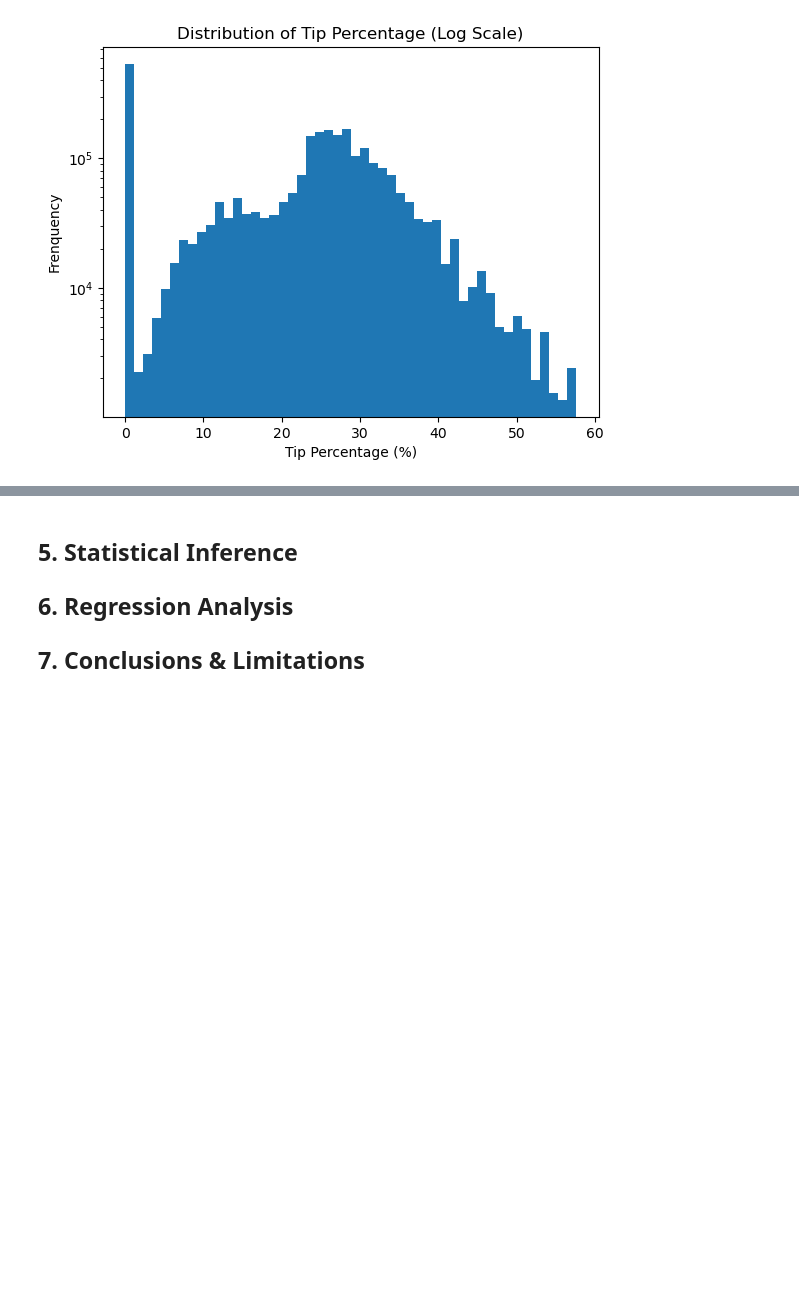
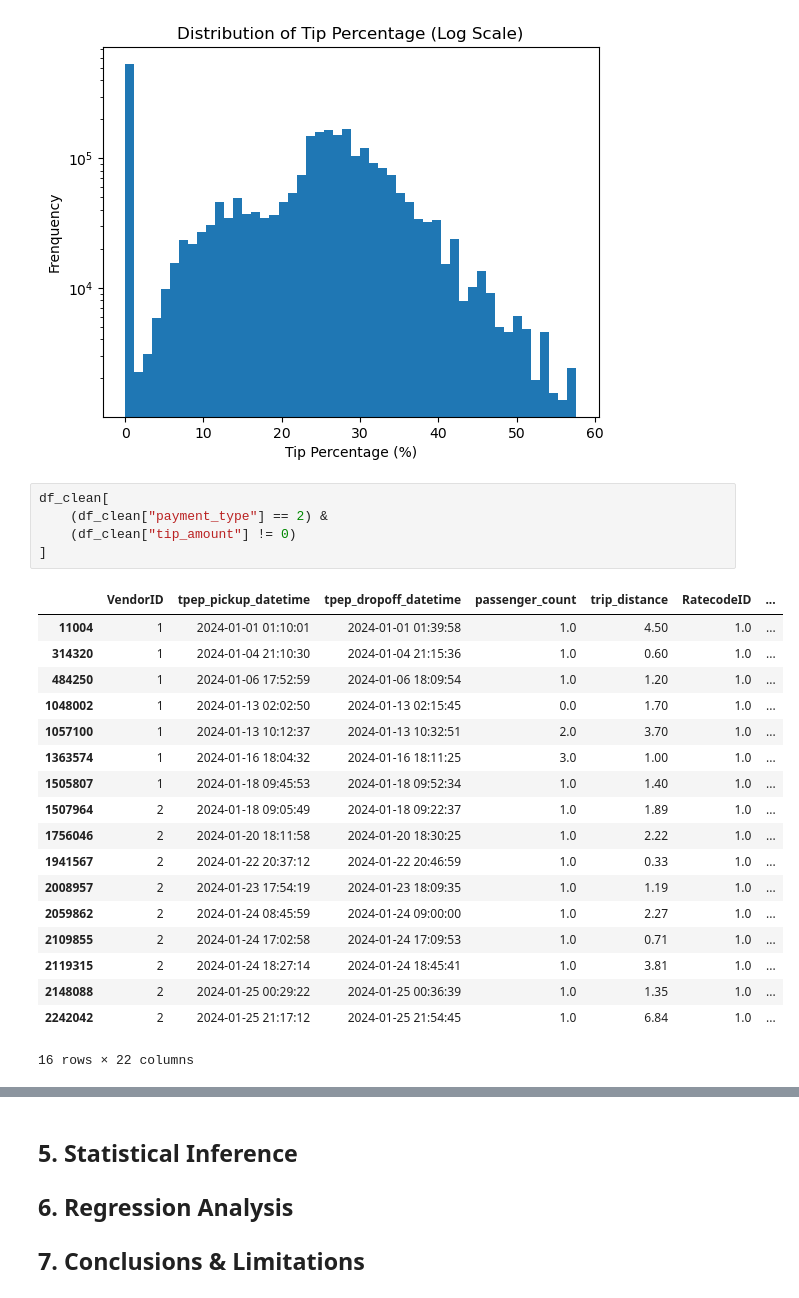
Before and after one commit to inukbaik/nyc-taxi-tipping-analysis, a Jupyter notebook: nyc_taxi_tipping_analysis.ipynb, the cells around one changed output, grey strips where cells are left out. Cells and saved outputs as stored; diff of their text form; blank space fills up the shorter version.

```diff
--- a/nyc_taxi_tipping_analysis.ipynb
+++ b/nyc_taxi_tipping_analysis.ipynb
@@ -332,3 +308,27 @@ plt.title("Distribution of Tip Percentage (Log Scale)")
 plt.show()
 # %% [output]
 [figure]
+# %%
+df_clean[
+    (df_clean["payment_type"] == 2) &
+    (df_clean["tip_amount"] != 0)
+]
+# %% [output]
+|  | VendorID | tpep_pickup_datetime | tpep_dropoff_datetime | passenger_count | trip_distance | RatecodeID | ... |
+| 11004 | 1 | 2024-01-01 01:10:01 | 2024-01-01 01:39:58 | 1.0 | 4.50 | 1.0 | ... |
+| 314320 | 1 | 2024-01-04 21:10:30 | 2024-01-04 21:15:36 | 1.0 | 0.60 | 1.0 | ... |
+| 484250 | 1 | 2024-01-06 17:52:59 | 2024-01-06 18:09:54 | 1.0 | 1.20 | 1.0 | ... |
+| 1048002 | 1 | 2024-01-13 02:02:50 | 2024-01-13 02:15:45 | 0.0 | 1.70 | 1.0 | ... |
+| 1057100 | 1 | 2024-01-13 10:12:37 | 2024-01-13 10:32:51 | 2.0 | 3.70 | 1.0 | ... |
+| 1363574 | 1 | 2024-01-16 18:04:32 | 2024-01-16 18:11:25 | 3.0 | 1.00 | 1.0 | ... |
+| 1505807 | 1 | 2024-01-18 09:45:53 | 2024-01-18 09:52:34 | 1.0 | 1.40 | 1.0 | ... |
+| 1507964 | 2 | 2024-01-18 09:05:49 | 2024-01-18 09:22:37 | 1.0 | 1.89 | 1.0 | ... |
+| 1756046 | 2 | 2024-01-20 18:11:58 | 2024-01-20 18:30:25 | 1.0 | 2.22 | 1.0 | ... |
+| 1941567 | 2 | 2024-01-22 20:37:12 | 2024-01-22 20:46:59 | 1.0 | 0.33 | 1.0 | ... |
+| 2008957 | 2 | 2024-01-23 17:54:19 | 2024-01-23 18:09:35 | 1.0 | 1.19 | 1.0 | ... |
+| 2059862 | 2 | 2024-01-24 08:45:59 | 2024-01-24 09:00:00 | 1.0 | 2.27 | 1.0 | ... |
+| 2109855 | 2 | 2024-01-24 17:02:58 | 2024-01-24 17:09:53 | 1.0 | 0.71 | 1.0 | ... |
+| 2119315 | 2 | 2024-01-24 18:27:14 | 2024-01-24 18:45:41 | 1.0 | 3.81 | 1.0 | ... |
+| 2148088 | 2 | 2024-01-25 00:29:22 | 2024-01-25 00:36:39 | 1.0 | 1.35 | 1.0 | ... |
+| 2242042 | 2 | 2024-01-25 21:17:12 | 2024-01-25 21:54:45 | 1.0 | 6.84 | 1.0 | ... |
+16 rows × 22 columns
```
Also changed, not shown: parts of 12 cells of this notebook.
